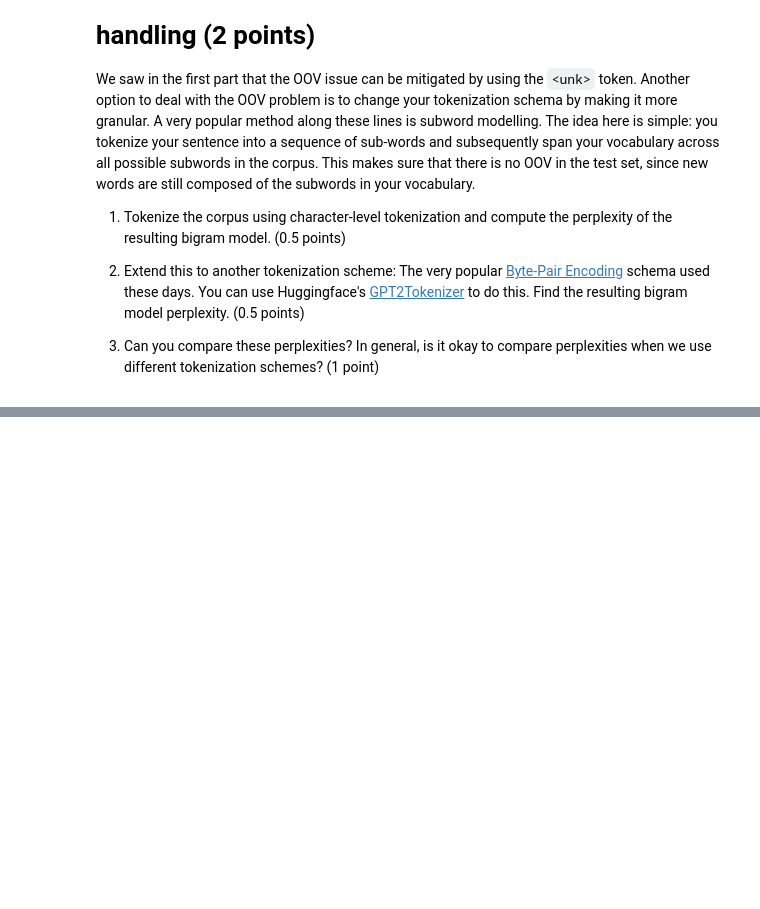
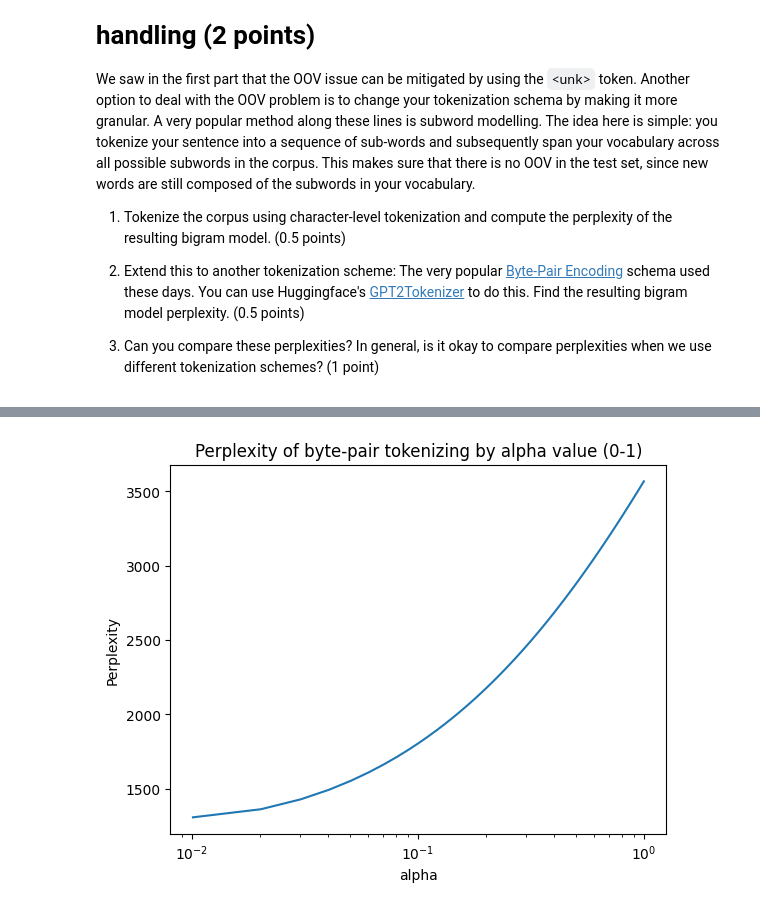
Before and after one commit to WilliamPLaCroix/SNLP-Assignments, a Jupyter notebook: Assignment_4/Assignment4.ipynb, the cells around one changed output, grey strips where cells are left out. Saved outputs shown, nothing was run; the diff lists cells and outputs as text; code cells hidden in the pictures; blank space fills up the shorter version.

```diff
--- a/Assignment_4/Assignment4.ipynb
+++ b/Assignment_4/Assignment4.ipynb
@@ -146,0 +175,28 @@ Requirement already satisfied: certifi>=2017.4.17 in d:\snlp\venv\lib\site-packa
+# %%
+import bonus
+bonus = reload(bonus)
+import smoothed_lm
+smoothed_lm=reload(smoothed_lm)
+# Force the train data and test data into the vocabulry
+byte_pair_tokens_train=bonus.byte_pair_tokenize(train)
+byte_pair_tokens_test=bonus.byte_pair_tokenize(test)
+
+byte_pair_perplexity_list = list()
+alphas = np.linspace(0,1,100)
+
+#Complete the class
+for alpha in tqdm(alphas):
+    byte_pair_model=smoothed_lm.BigramModel(byte_pair_tokens_train,byte_pair_tokens_test,alpha)
+    perplexity = byte_pair_model.perplexity()
+    #Calculate Average test perplexity
+    #print("For alpha =", alpha, "perplexity is", perplexity)
+    byte_pair_perplexity_list.append(perplexity)
+# %%
+plt.plot(alphas, byte_pair_perplexity_list)
+plt.xscale("log")
+plt.ylabel("Perplexity")
+plt.xlabel("alpha")
+plt.title("Perplexity of byte-pair tokenizing by alpha value (0-1)")
+plt.show()
+# %% [output]
+[figure, added]
```
Also changed, not shown: parts of 8 cells of this notebook, 1 other file.
